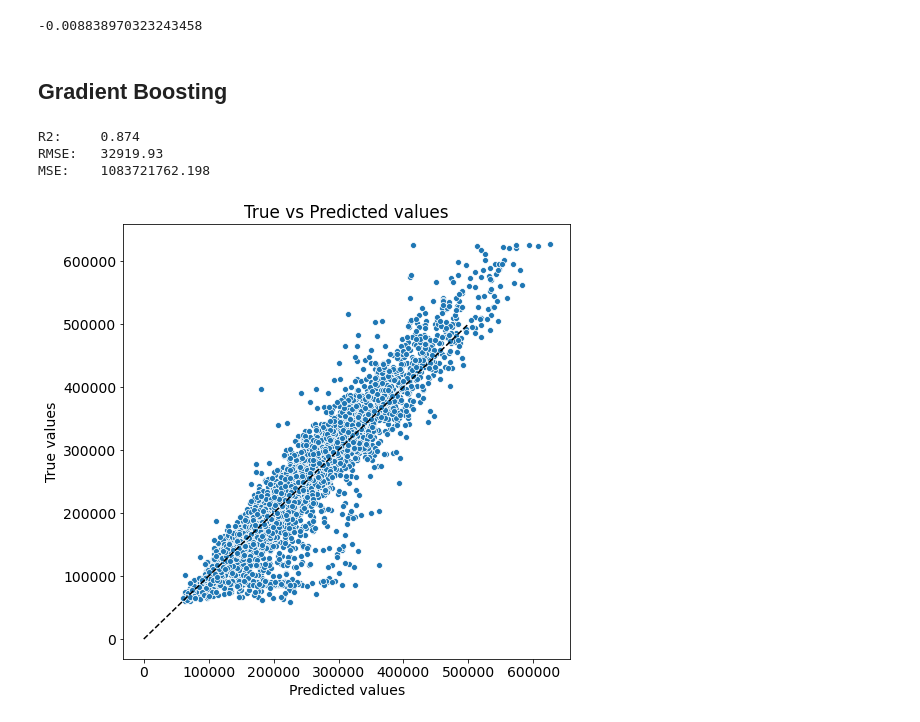
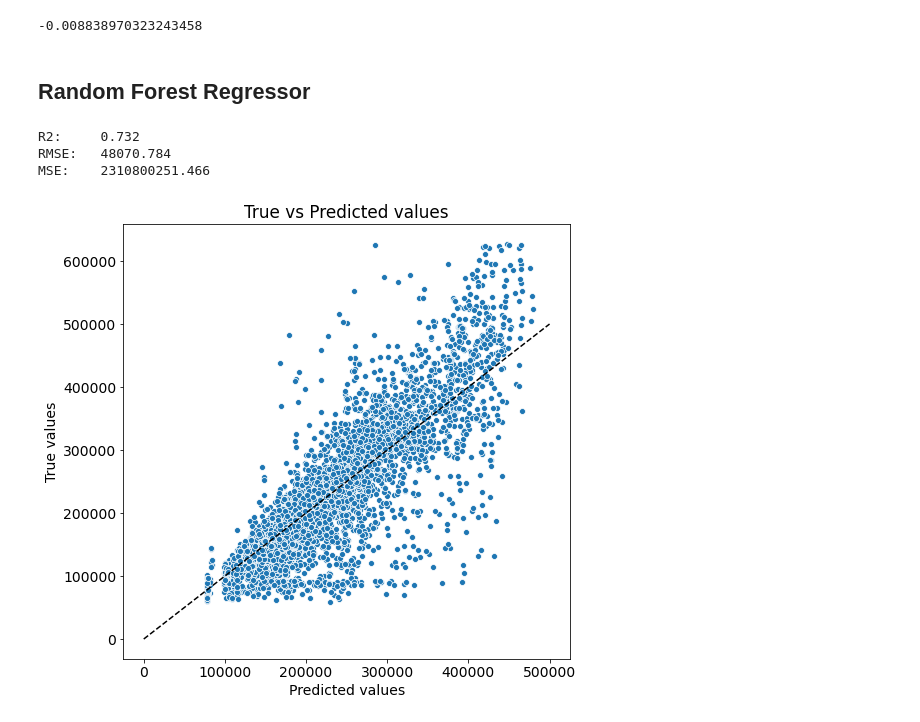
Before and after one commit to Ilistasenka/PythonLibs, a Jupyter notebook: kurs_Project.ipynb, the cells around one changed output. Saved outputs shown, nothing was run; the diff lists cells and outputs as text; code cells hidden in the pictures.

```diff
--- a/kurs_Project.ipynb
+++ b/kurs_Project.ipynb
@@ -236,21 +236,22 @@ def evaluate_preds(true_values, pred_values, save=False):
     if save == True:
         plt.savefig(REPORTS_FILE_PATH + 'report.png')
     plt.show()
-# %% [markdown]
-## Gradient Boosting
+# %% [markdown]
+## Random Forest Regressor
 # %%
-gb_model = GradientBoostingRegressor(criterion='mse',
-                                     max_depth=5,
-                                     min_samples_leaf=15,
-                                     random_state=42,
-                                     n_estimators=200)
-gb_model.fit(X_train, y_train)
+rf_model = RandomForestRegressor(criterion='mse',
+                                 max_depth=20, # глубина дерева
+                                 min_samples_leaf=30, # минимальное кол-во наблюдений в листе дерева
+                                 random_state=42,
+                                 n_estimators=100  # кол-во деревьев
+                                 )
 
-y_train_preds = gb_model.predict(X_train)
+rf_model.fit(X_train, y_train)
+y_train_preds = rf_model.predict(X_train)
 evaluate_preds(y_train, y_train_preds)
 # %% [output]
-R2:     0.874
-RMSE:   32919.93
-MSE:    1083721762.198
+R2:     0.732
+RMSE:   48070.784
+MSE:    2310800251.466
-[figure, old version]
+[figure, new version]
 # %%
```
Also changed, not shown: parts of 4 cells of this notebook.
